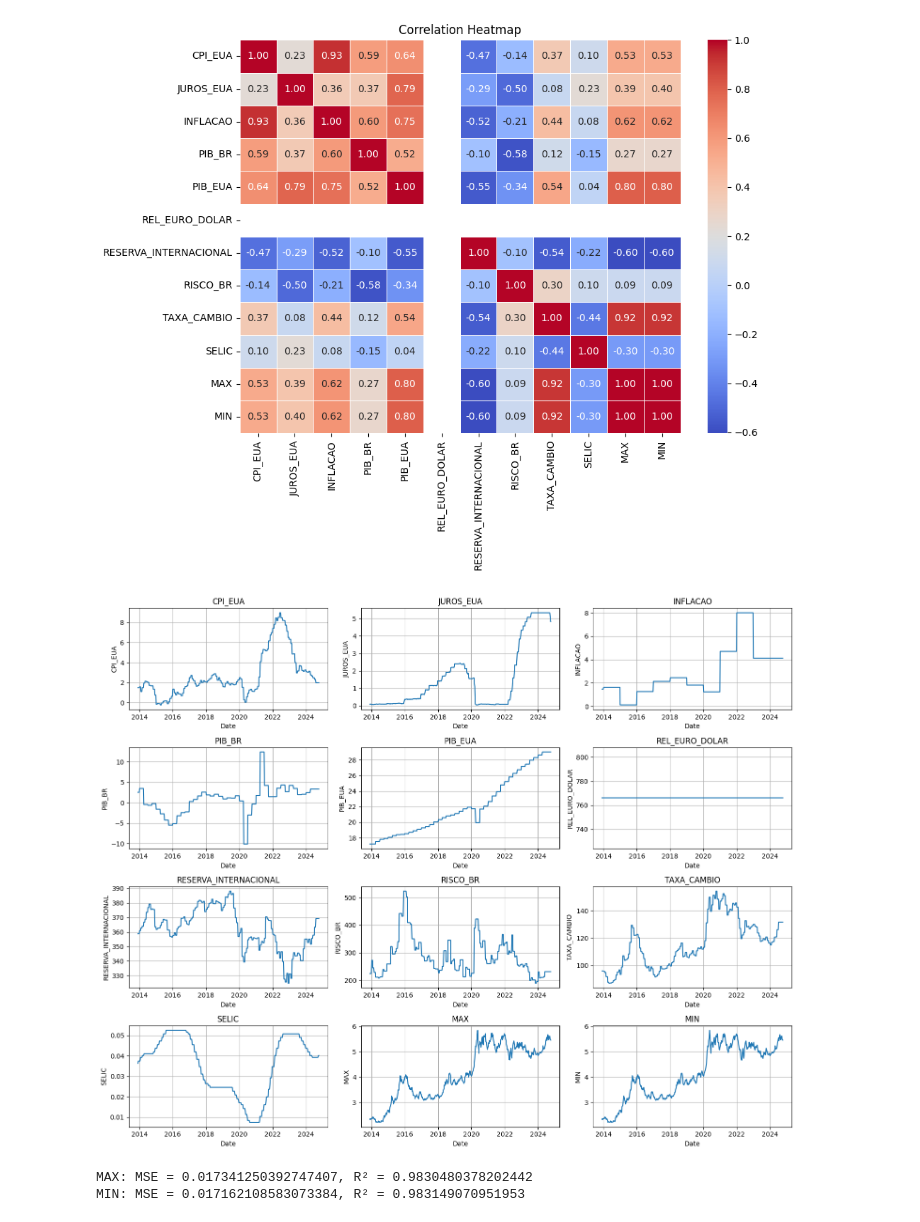
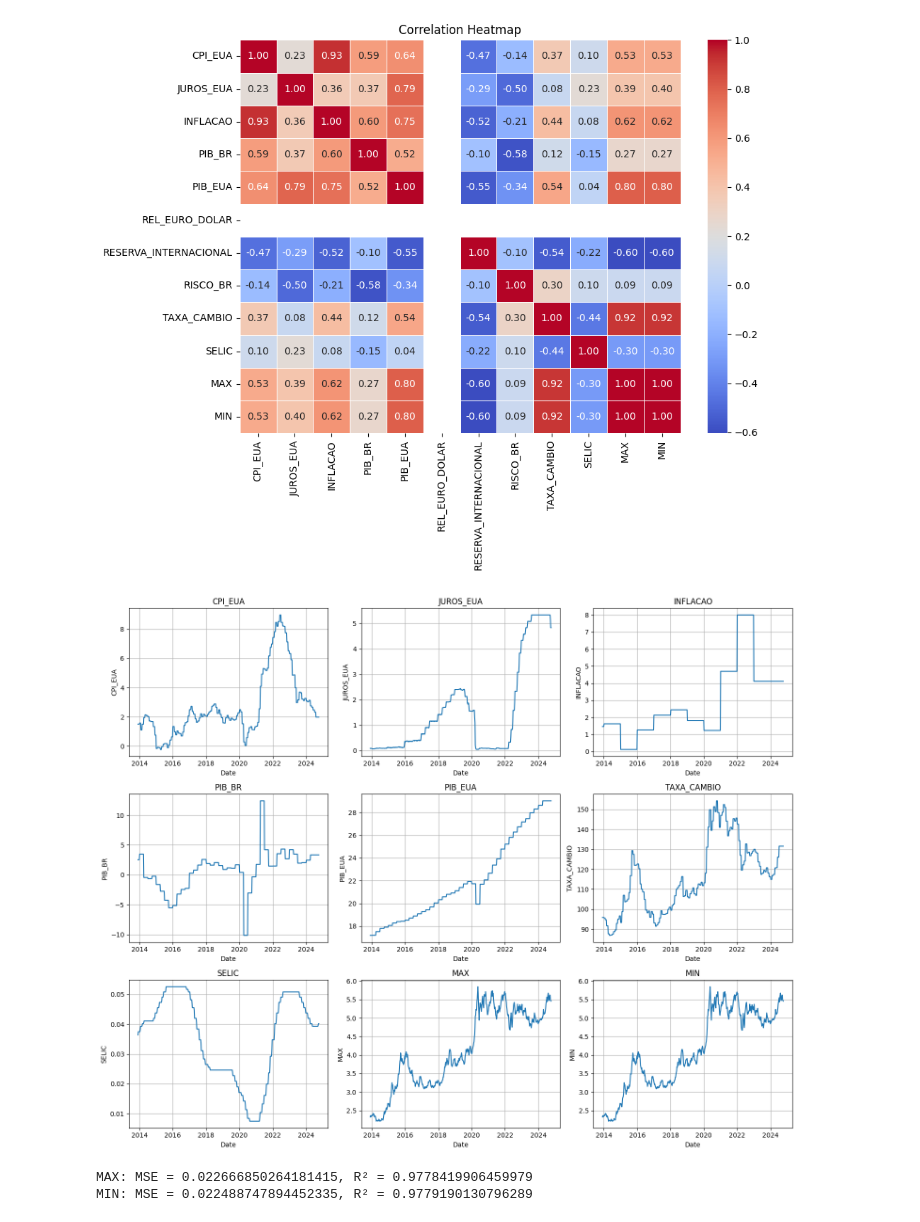
Before and after one commit to kauansatc/datascience-abp, a Jupyter notebook: main.ipynb, the cells around one changed output. Saved outputs shown, nothing was run; the diff lists cells and outputs as text; code cells hidden in the pictures.

```diff
--- a/main.ipynb
+++ b/main.ipynb
@@ -217,24 +217,26 @@ plt.tight_layout()
 plt.show()
 # %% [output]
 [figure]
+# %%
+df = df.drop(columns=["REL_EURO_DOLAR", "RESERVA_INTERNACIONAL", "RISCO_BR"])
 # %%
 # Create subplots for different columns
-fig, axes = plt.subplots(4, 3, figsize=(15, 12))
+fig, axes = plt.subplots(3, 3, figsize=(15, 12))
 
 # Plotting each column in a separate subplot
 # columns =
 for i, col in enumerate(df.columns):
     ax = axes[i // 3, i % 3]
     ax.plot(df.index, df[col])
     ax.set_title(col)
     ax.set_xlabel('Date')
     ax.set_ylabel(col)
     ax.grid(True)
 
 plt.tight_layout()
 plt.show()
 # %% [output]
-[figure, old version]
+[figure, new version]
 # %%
 from sklearn.model_selection import train_test_split
 from sklearn.linear_model import LinearRegression
@@ -271,5 +273,5 @@ r2_min = r2_score(y_min_test, y_min_pred)
 print(f"MAX: MSE = {mse_max}, R² = {r2_max}")
 print(f"MIN: MSE = {mse_min}, R² = {r2_min}")
 # %% [output]
-MAX: MSE = 0.017341250392747407, R² = 0.9830480378202442
-MIN: MSE = 0.017162108583073384, R² = 0.983149070951953
+MAX: MSE = 0.022666850264181415, R² = 0.9778419906459979
+MIN: MSE = 0.022488747894452335, R² = 0.9779190130796289
```
Also changed, not shown: parts of 3 cells of this notebook.
